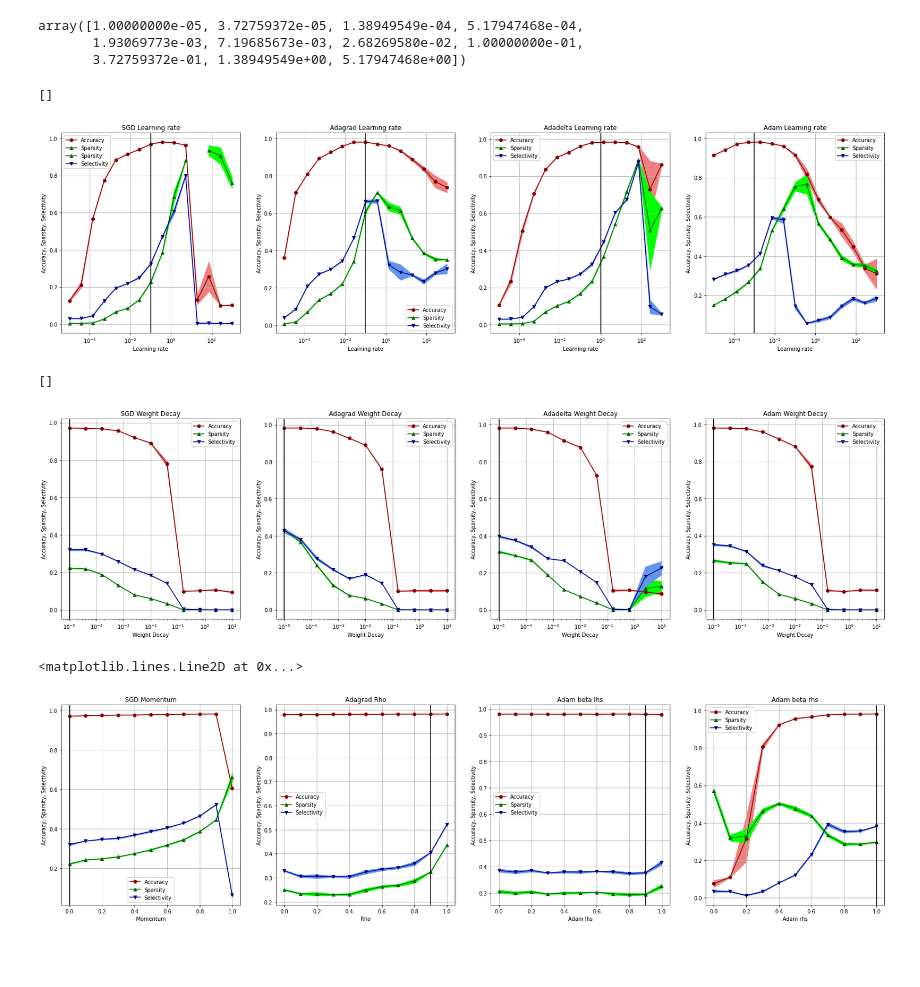
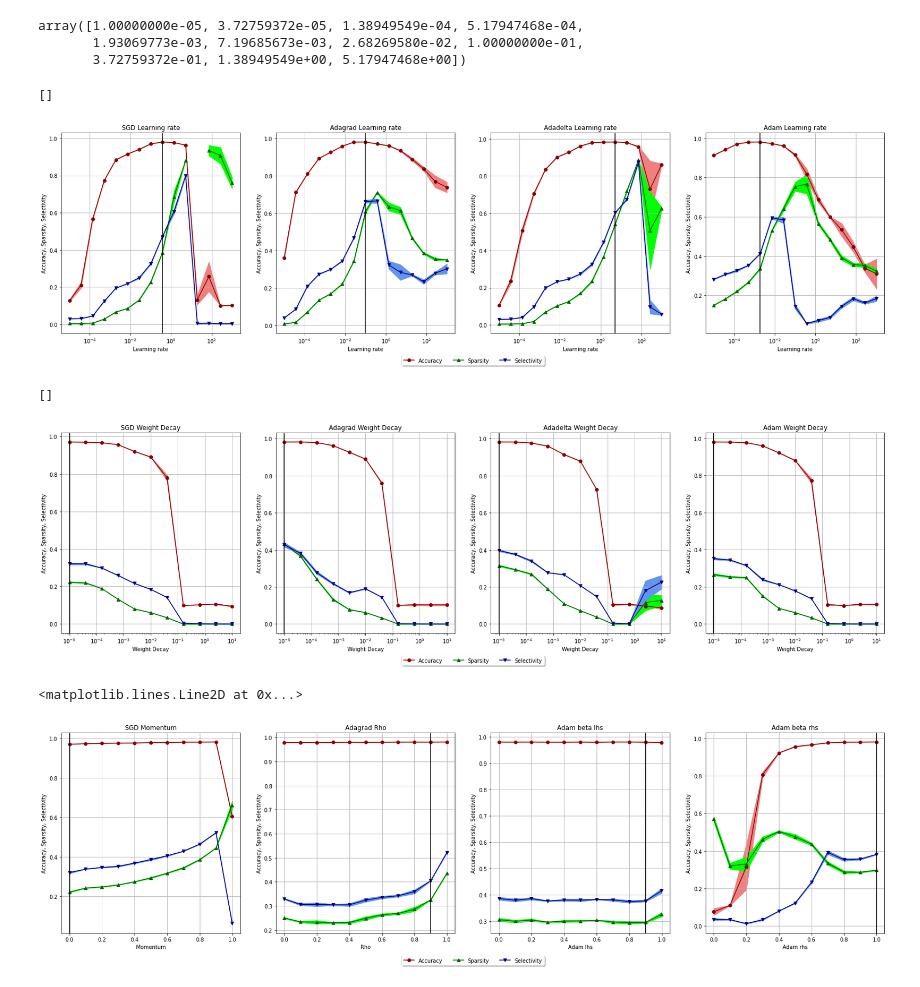
Before and after one commit to 7201krap/COMS30045_Individual-Project, a Jupyter notebook: FINAL/new_Graphs/hyper_parameter/hyper-parameter.ipynb, the cells around one changed output. Cells and saved outputs as stored; diff of their text form; code cells hidden in the pictures; blank space fills up the shorter version.

Commit message:
updating graphs

```diff
--- a/FINAL/new_Graphs/hyper_parameter/hyper-parameter.ipynb
+++ b/FINAL/new_Graphs/hyper_parameter/hyper-parameter.ipynb
@@ -167,7 +167,6 @@ ax1.fill_between(learning_rate[-3:], np.subtract(sgd_spa_avg[-3:], sgd_spa_se[-3
 ax1.plot(learning_rate, sgd_sel_avg, color='darkblue', marker='v', label='Selectivity')
 ax1.fill_between(learning_rate, np.subtract(sgd_sel_avg, sgd_sel_se), np.add(sgd_sel_avg, sgd_sel_se), color='cornflowerblue')
 
-ax1.legend()
 ax1.set_xlabel('Learning rate')
 ax1.set_ylabel('Accuracy, Sparsity, Selectivity')
 ax1.set_title('SGD Learning rate')
@@ -182,7 +181,6 @@ ax2.fill_between(learning_rate, np.subtract(grad_spa_avg, grad_spa_se), np.add(g
 ax2.plot(learning_rate, grad_sel_avg, color='darkblue', marker='v', label='Selectivity')
 ax2.fill_between(learning_rate, np.subtract(grad_sel_avg, grad_sel_se), np.add(grad_sel_avg, grad_sel_se), color='cornflowerblue')
 
-ax2.legend()
 ax2.set_xlabel('Learning rate')
 ax2.set_ylabel('Accuracy, Sparsity, Selectivity')
 ax2.set_title('Adagrad Learning rate')
@@ -193,40 +191,41 @@ ax3.fill_between(learning_rate, np.subtract(delta_acc_avg, delta_acc_se), np.add
 
 ax3.plot(learning_rate, delta_spa_avg, color='darkgreen', marker='^', label='Sparsity')
 ax3.fill_between(learning_rate, np.subtract(delta_spa_avg, delta_spa_se), np.add(delta_spa_avg, delta_spa_se), color='lime')
 
 ax3.plot(learning_rate, delta_sel_avg, color='darkblue', marker='v', label='Selectivity')
 ax3.fill_between(learning_rate, np.subtract(delta_sel_avg, delta_sel_se), np.add(delta_sel_avg, delta_sel_se), color='cornflowerblue')
 
-ax3.legend()
 ax3.set_xlabel('Learning rate')
 ax3.set_ylabel('Accuracy, Sparsity, Selectivity')
 ax3.set_title('Adadelta Learning rate')
 ax3.grid()
 
 ax4.plot(learning_rate, adam_acc_avg, color='darkred', marker='o', label='Accuracy')
 ax4.fill_between(learning_rate, np.subtract(adam_acc_avg, adam_acc_se), np.add(adam_acc_avg, adam_acc_se), color='lightcoral')
 
 ax4.plot(learning_rate, adam_spa_avg, color='darkgreen', marker='^', label='Sparsity')
 ax4.fill_between(learning_rate, np.subtract(adam_spa_avg, adam_spa_se), np.add(adam_spa_avg, adam_spa_se), color='lime')
 
 ax4.plot(learning_rate, adam_sel_avg, color='darkblue', marker='v', label='Selectivity')
 ax4.fill_between(learning_rate, np.subtract(adam_sel_avg, adam_sel_se), np.add(adam_sel_avg, adam_sel_se), color='cornflowerblue')
 
-ax4.legend()
 ax4.set_xlabel('Learning rate')
 ax4.set_ylabel('Accuracy, Sparsity, Selectivity')
 ax4.set_title('Adam Learning rate')
 ax4.grid()
+ax4.legend(loc='upper center', bbox_to_anchor=(-1.3, -0.1),
+          fancybox=True, shadow=True, ncol=3)
 
-ax1.axvline(x=0.1, color='black')
-ax2.axvline(x=0.1, color='black')
-ax3.axvline(x=1.0, color='black')
-ax4.axvline(x=0.001, color='black')
+
+ax1.axvline(x=learning_rate[np.argmax(sgd_acc_avg)], color='black')
+ax2.axvline(x=learning_rate[np.argmax(grad_acc_avg)], color='black')
+ax3.axvline(x=learning_rate[np.argmax(delta_acc_avg)], color='black')
+ax4.axvline(x=learning_rate[np.argmax(adam_acc_avg)], color='black')
 
 plt.plot()
 # %% [output]
 []
-[figure, old version]
+[figure, new version]
 # %%
 # weight decay
 # %%
@@ -251,7 +250,6 @@ ax1.fill_between(weight_decay, np.subtract(sgd_spa_avg, sgd_spa_se), np.add(sgd_
 ax1.plot(weight_decay, sgd_sel_avg, color='darkblue', marker='v', label='Selectivity')
 ax1.fill_between(weight_decay, np.subtract(sgd_sel_avg, sgd_sel_se), np.add(sgd_sel_avg, sgd_sel_se), color='cornflowerblue')
 
-ax1.legend()
 ax1.set_xlabel('Weight Decay')
 ax1.set_ylabel('Accuracy, Sparsity, Selectivity')
 ax1.set_title('SGD Weight Decay')
@@ -266,7 +264,6 @@ ax2.fill_between(weight_decay, np.subtract(grad_spa_avg, grad_spa_se), np.add(gr
 ax2.plot(weight_decay, grad_sel_avg, color='darkblue', marker='v', label='Selectivity')
 ax2.fill_between(weight_decay, np.subtract(grad_sel_avg, grad_sel_se), np.add(grad_sel_avg, grad_sel_se), color='cornflowerblue')
 
-ax2.legend()
 ax2.set_xlabel('Weight Decay')
 ax2.set_ylabel('Accuracy, Sparsity, Selectivity')
 ax2.set_title('Adagrad Weight Decay')
@@ -281,7 +278,6 @@ ax3.fill_between(weight_decay, np.subtract(delta_spa_avg, delta_spa_se), np.add(
 ax3.plot(weight_decay, delta_sel_avg, color='darkblue', marker='v', label='Selectivity')
 ax3.fill_between(weight_decay, np.subtract(delta_sel_avg, delta_sel_se), np.add(delta_sel_avg, delta_sel_se), color='cornflowerblue')
 
-ax3.legend()
 ax3.set_xlabel('Weight Decay')
 ax3.set_ylabel('Accuracy, Sparsity, Selectivity')
 ax3.set_title('Adadelta Weight Decay')
@@ -296,11 +292,13 @@ ax4.fill_between(weight_decay, np.subtract(adam_spa_avg, adam_spa_se), np.add(ad
 ax4.plot(weight_decay, adam_sel_avg, color='darkblue', marker='v', label='Selectivity')
 ax4.fill_between(weight_decay, np.subtract(adam_sel_avg, adam_sel_se), np.add(adam_sel_avg, adam_sel_se), color='cornflowerblue')
 
-ax4.legend()
 ax4.set_xlabel('Weight Decay')
 ax4.set_ylabel('Accuracy, Sparsity, Selectivity')
 ax4.set_title('Adam Weight Decay')
 ax4.grid()
+
+ax4.legend(loc='upper center', bbox_to_anchor=(-1.3, -0.1),
+          fancybox=True, shadow=True, ncol=3)
 
 ax1.axvline(x=1e-5, color='black')
 ax2.axvline(x=1e-5, color='black')
@@ -310,7 +308,7 @@ ax4.axvline(x=1e-5, color='black')
 plt.plot()
 # %% [output]
 []
-[figure, old version]
+[figure, new version]
 # %%
 sgd_acc_avg,      sgd_acc_se,      sgd_spa_avg,      sgd_spa_se,      sgd_sel_avg,      sgd_sel_se = val_extractor('seed1/SGD/seed1_sparsity_selectivity_SGD_momentum.txt',                       'seed100/SGD/seed100_sparsity_selectivity_SGD_momentum.txt',            'seed1234/SGD/seed1234_sparsity_selectivity_SGD_momentum.txt')
 
@@ -331,7 +329,6 @@ ax1.fill_between(momentum, np.subtract(sgd_spa_avg, sgd_spa_se), np.add(sgd_spa_
 ax1.plot(momentum, sgd_sel_avg, color='darkblue', marker='v', label='Selectivity')
 ax1.fill_between(momentum, np.subtract(sgd_sel_avg, sgd_sel_se), np.add(sgd_sel_avg, sgd_sel_se), color='cornflowerblue')
 
-ax1.legend()
 ax1.set_xlabel('Momentum')
 ax1.set_ylabel('Accuracy, Sparsity, Selectivity')
 ax1.set_title('SGD Momentum')
@@ -347,7 +344,6 @@ ax2.fill_between(rho_list, np.subtract(delta_spa_avg, delta_spa_se), np.add(delt
 ax2.plot(rho_list, delta_sel_avg, color='darkblue', marker='v', label='Selectivity')
 ax2.fill_between(rho_list, np.subtract(delta_sel_avg, delta_sel_se), np.add(delta_sel_avg, delta_sel_se), color='cornflowerblue')
 
-ax2.legend()
 ax2.set_xlabel('Rho')
 ax2.set_ylabel('Accuracy, Sparsity, Selectivity')
 ax2.set_title('Adagrad Rho')
@@ -363,7 +359,6 @@ ax3.fill_between(betas_lhs, np.subtract(lhs_adam_spa_avg, lhs_adam_spa_se), np.a
 ax3.plot(betas_lhs, lhs_adam_sel_avg, color='darkblue', marker='v', label='Selectivity')
 ax3.fill_between(betas_lhs, np.subtract(lhs_adam_sel_avg, lhs_adam_sel_se), np.add(lhs_adam_sel_avg, lhs_adam_sel_se), color='cornflowerblue')
 
-ax3.legend()
 ax3.set_xlabel('Adam lhs')
 ax3.set_ylabel('Accuracy, Sparsity, Selectivity')
 ax3.set_title('Adam beta lhs')
@@ -379,7 +374,9 @@ ax4.fill_between(betas_rhs, np.subtract(rhs_adam_spa_avg, rhs_adam_spa_se), np.a
 ax4.plot(betas_rhs, rhs_adam_sel_avg, color='darkblue', marker='v', label='Selectivity')
 ax4.fill_between(betas_rhs, np.subtract(rhs_adam_sel_avg, rhs_adam_sel_se), np.add(rhs_adam_sel_avg, rhs_adam_sel_se), color='cornflowerblue')
 
-ax4.legend()
+ax4.legend(loc='upper center', bbox_to_anchor=(-1.3, -0.1),
+          fancybox=True, shadow=True, ncol=3)
+
 ax4.set_xlabel('Adam rhs')
 ax4.set_ylabel('Accuracy, Sparsity, Selectivity')
 ax4.set_title('Adam beta rhs')
@@ -391,4 +388,4 @@ ax3.axvline(x=0.9, color='black')
 ax4.axvline(x=0.999, color='black')
 # %% [output]
 <matplotlib.lines.Line2D at 0x...>
-[figure, old version]
+[figure, new version]
```
Also changed, not shown: 3 other files.
